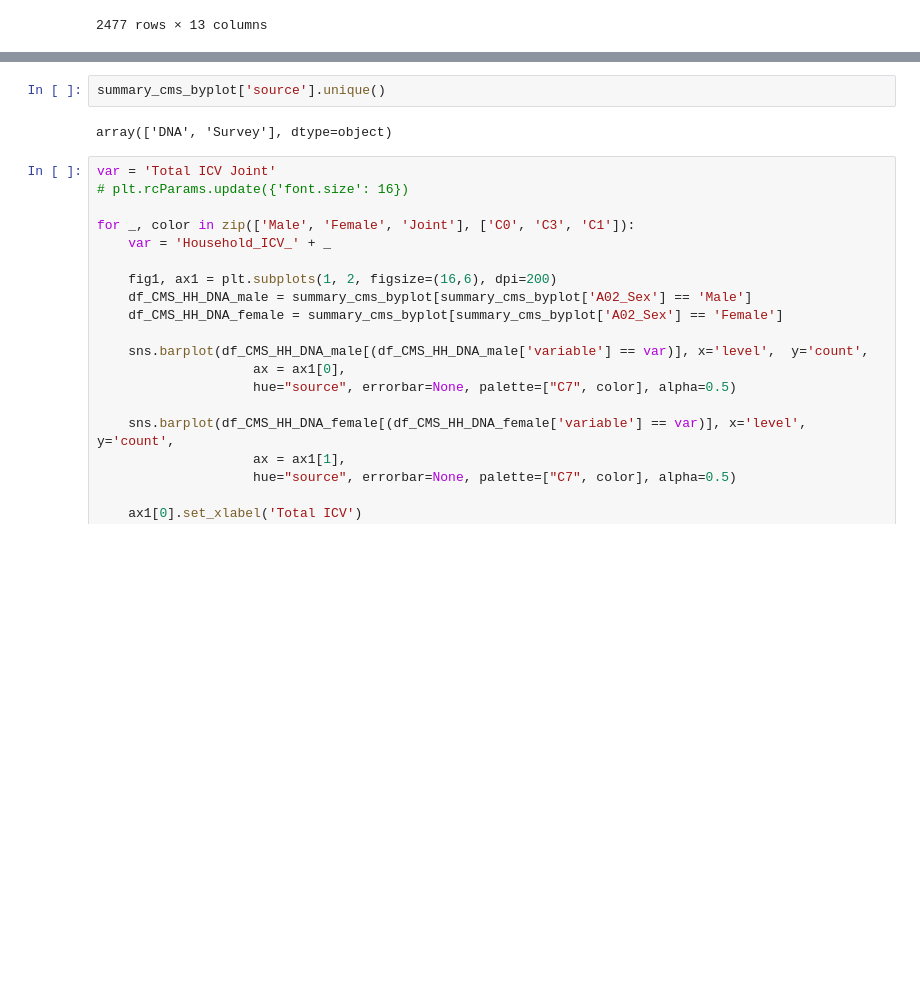
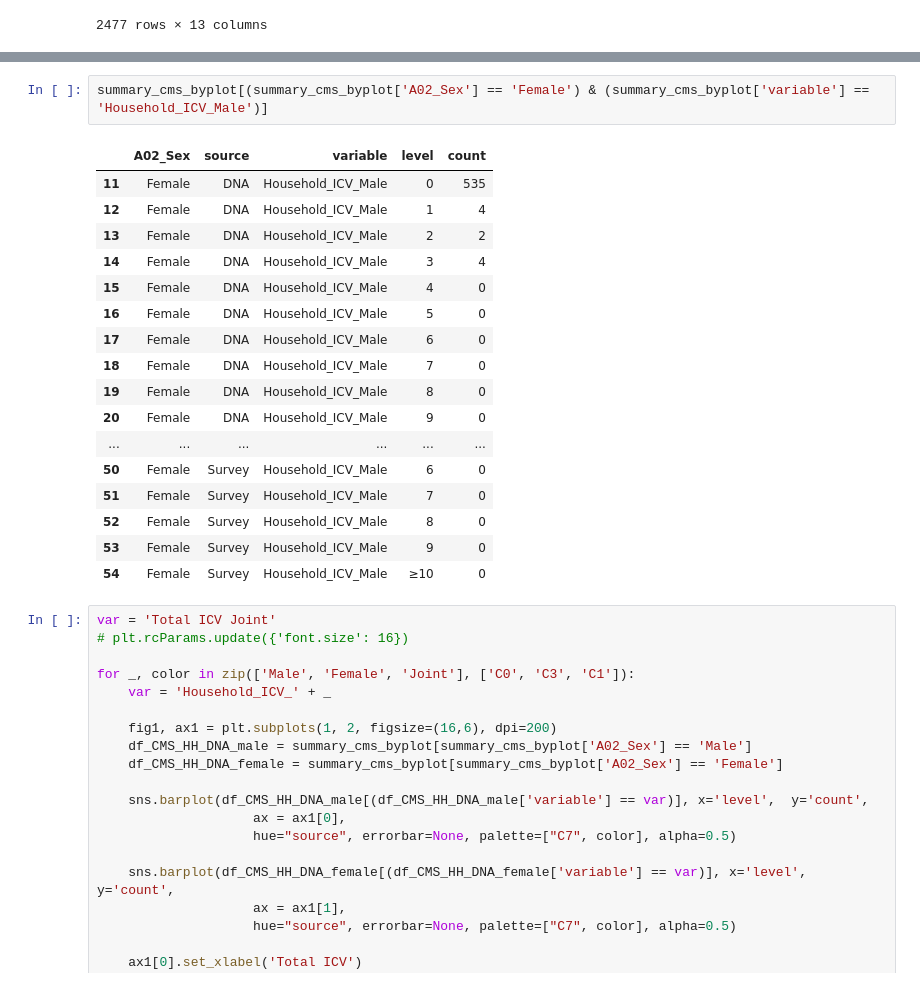
Before and after one commit to japrietov/Technology-Adoption, a Jupyter notebook: Code/Final graphs (Python).ipynb, the cells around one changed output, grey strips where cells are left out. Drawn from its saved outputs; the diff is of its cells as text; blank space fills up the shorter version.

```diff
--- a/Code/Final graphs (Python).ipynb
+++ b/Code/Final graphs (Python).ipynb
@@ -725,7 +758,23 @@ print(summary_cms_byplot.head(20))
 # %%
-summary_cms_byplot['source'].unique()
+summary_cms_byplot[(summary_cms_byplot['A02_Sex'] == 'Female') & (summary_cms_byplot['variable'] == 'Household_ICV_Male')]
 # %% [output]
-array(['DNA', 'Survey'], dtype=object)
+|  | A02_Sex | source | variable | level | count |
+| 11 | Female | DNA | Household_ICV_Male | 0 | 535 |
+| 12 | Female | DNA | Household_ICV_Male | 1 | 4 |
+| 13 | Female | DNA | Household_ICV_Male | 2 | 2 |
+| 14 | Female | DNA | Household_ICV_Male | 3 | 4 |
+| 15 | Female | DNA | Household_ICV_Male | 4 | 0 |
+| 16 | Female | DNA | Household_ICV_Male | 5 | 0 |
+| 17 | Female | DNA | Household_ICV_Male | 6 | 0 |
+| 18 | Female | DNA | Household_ICV_Male | 7 | 0 |
+| 19 | Female | DNA | Household_ICV_Male | 8 | 0 |
+| 20 | Female | DNA | Household_ICV_Male | 9 | 0 |
+| ... | ... | ... | ... | ... | ... |
+| 50 | Female | Survey | Household_ICV_Male | 6 | 0 |
+| 51 | Female | Survey | Household_ICV_Male | 7 | 0 |
+| 52 | Female | Survey | Household_ICV_Male | 8 | 0 |
+| 53 | Female | Survey | Household_ICV_Male | 9 | 0 |
+| 54 | Female | Survey | Household_ICV_Male | ≥10 | 0 |
 # %%
 var = 'Total ICV Joint'
 # plt.rcParams.update({'font.size': 16})
```
Also changed, not shown: parts of 6 cells of this notebook, 15 other files.
